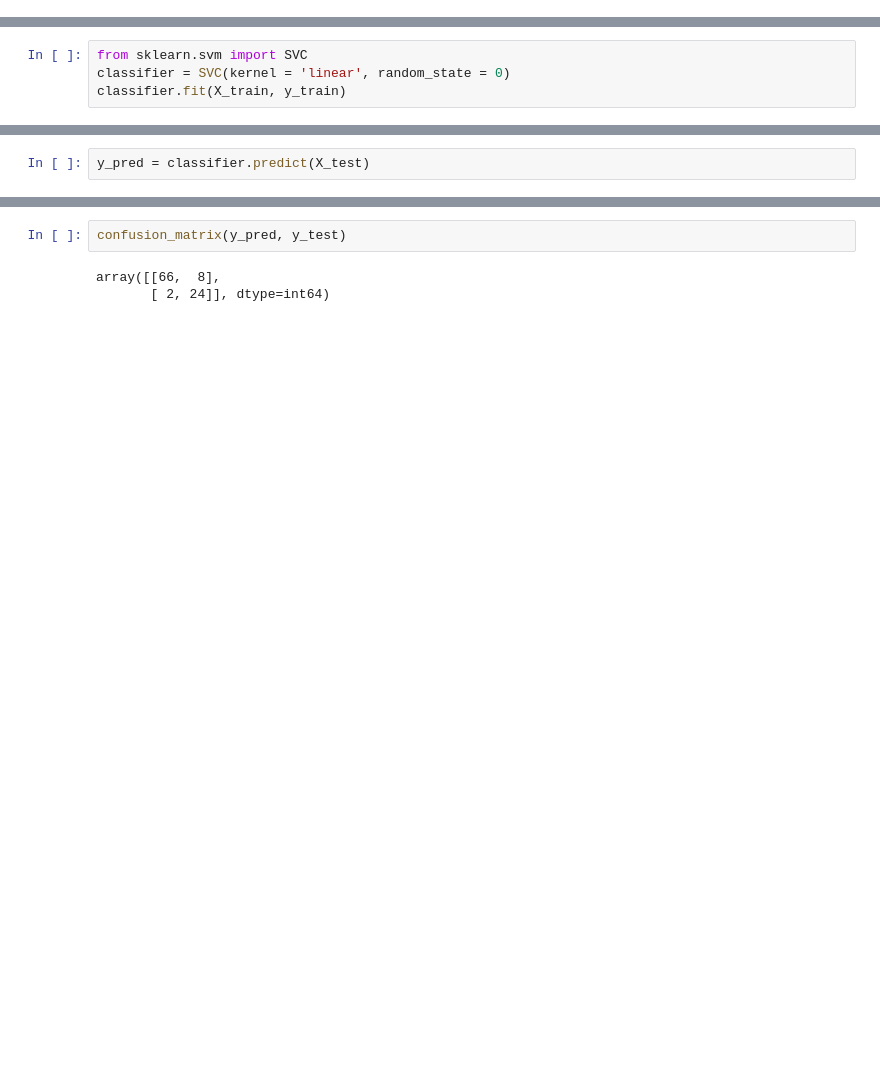
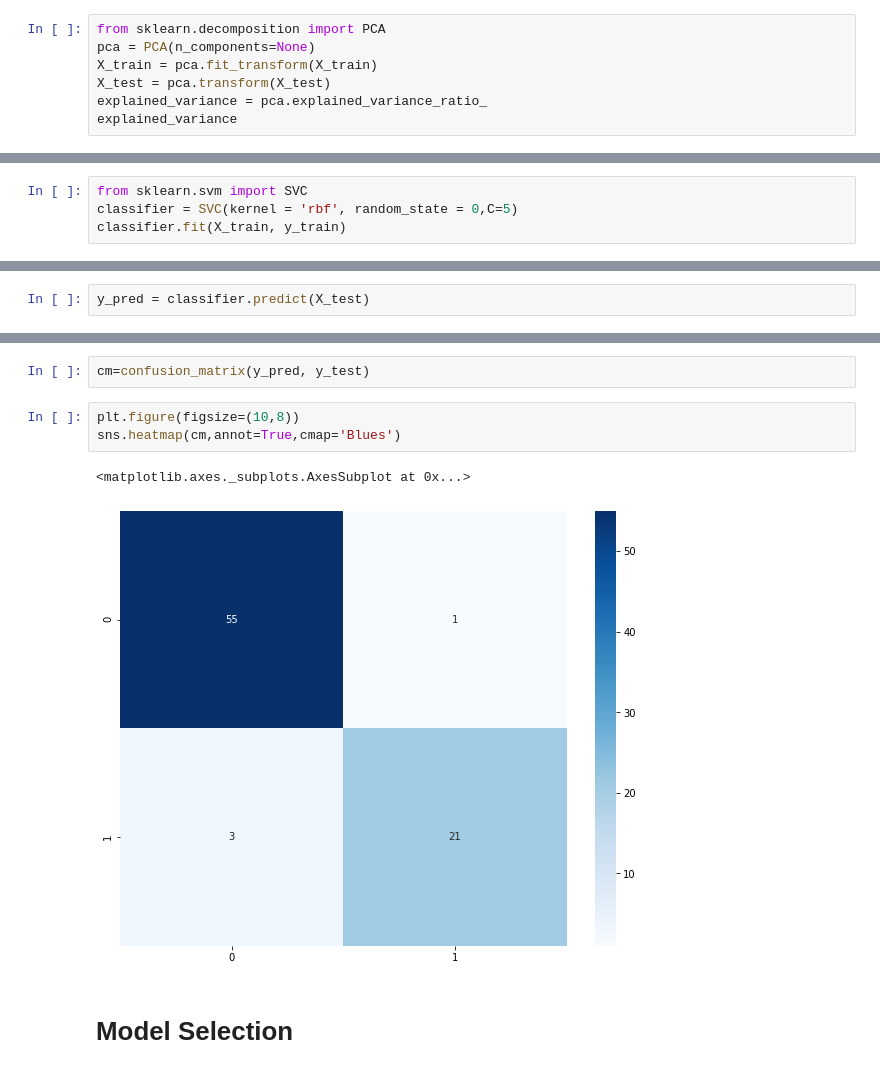
Before and after one commit to UfukAltanUA/ml-classification, a Jupyter notebook: SocialNetworkAds(SupportVectorMachine).ipynb, the cells around one changed output, grey strips where cells are left out. Saved outputs shown, nothing was run; the diff lists cells and outputs as text; blank space fills up the shorter version.

```diff
--- a/SocialNetworkAds(SupportVectorMachine).ipynb
+++ b/SocialNetworkAds(SupportVectorMachine).ipynb
@@ -28,3 +47,10 @@ from sklearn.preprocessing import StandardScaler
 sc = StandardScaler()
 X_train = sc.fit_transform(X_train)
 X_test = sc.transform(X_test)
+# %%
+from sklearn.decomposition import PCA
+pca = PCA(n_components=None)
+X_train = pca.fit_transform(X_train)
+X_test = pca.transform(X_test)
+explained_variance = pca.explained_variance_ratio_
+explained_variance
@@ -31,5 +59,5 @@ X_test = sc.transform(X_test)
 # %%
 from sklearn.svm import SVC
-classifier = SVC(kernel = 'linear', random_state = 0)
+classifier = SVC(kernel = 'rbf', random_state = 0,C=5)
 classifier.fit(X_train, y_train)
 # %% [output]
@@ -59,5 +88,10 @@ weighted avg       0.91      0.90      0.90       100
 # %%
-confusion_matrix(y_pred, y_test)
+cm=confusion_matrix(y_pred, y_test)
-# %% [output]
-array([[66,  8],
-       [ 2, 24]], dtype=int64)
+# %%
+plt.figure(figsize=(10,8))
+sns.heatmap(cm,annot=True,cmap='Blues')
+# %% [output]
+<matplotlib.axes._subplots.AxesSubplot at 0x...>
+[figure, added]
+# %% [markdown]
+# Model Selection
```
Also changed, not shown: parts of 14 cells of this notebook.
